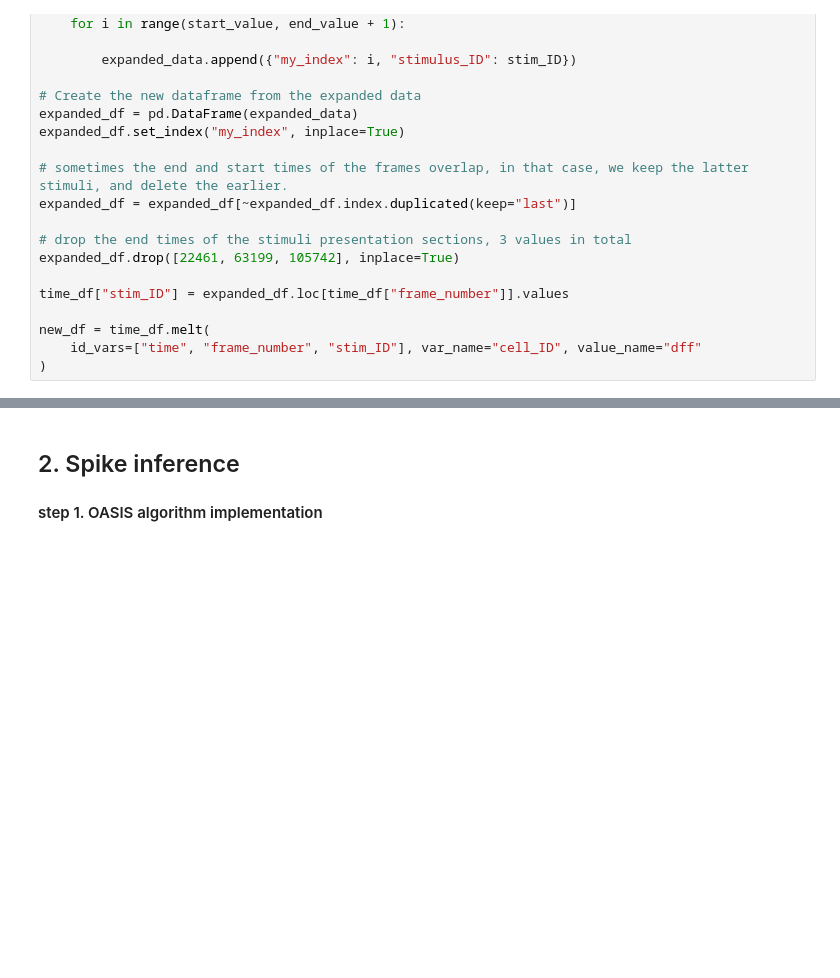
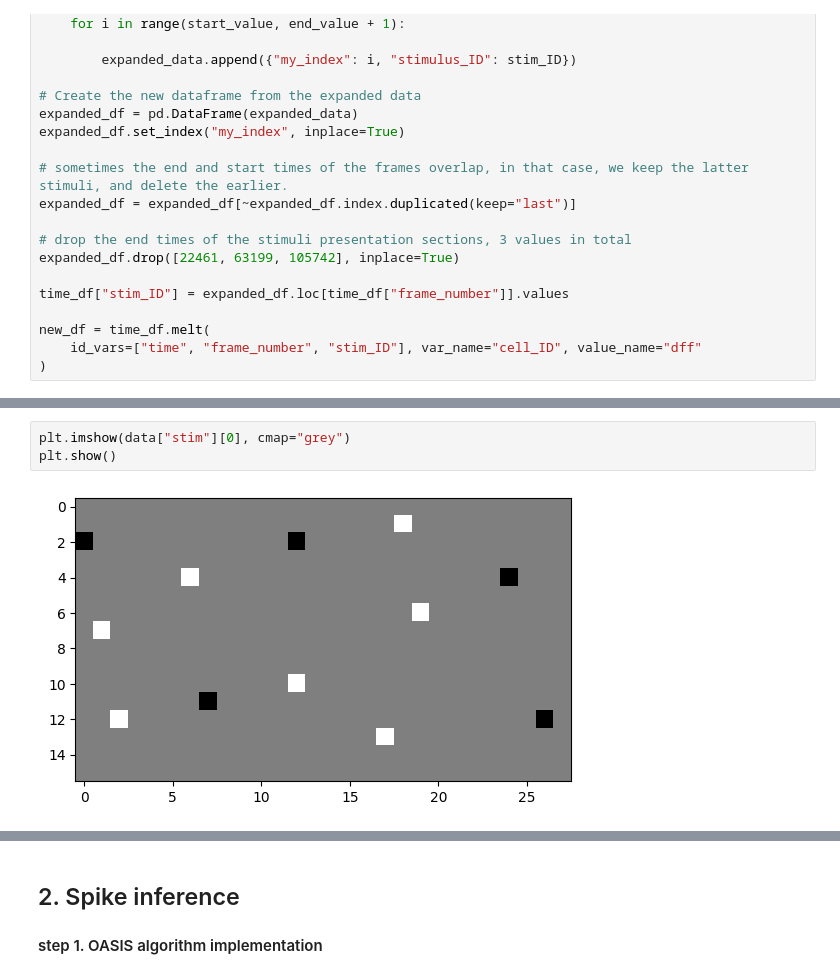
Before and after one commit to Pandabearingstreet/Neural-data-Science-Project, a Jupyter notebook: practical02.ipynb, the cells around one changed output, grey strips where cells are left out. Drawn from its saved outputs; the diff is of its cells as text; blank space fills up the shorter version.

```diff
--- a/practical02.ipynb
+++ b/practical02.ipynb
@@ -231,0 +321,5 @@ new_df
+# %%
+plt.imshow(data["stim"][0], cmap="grey")
+plt.show()
+# %% [output]
+[figure, added]
```
Also changed, not shown: parts of 19 cells of this notebook.
